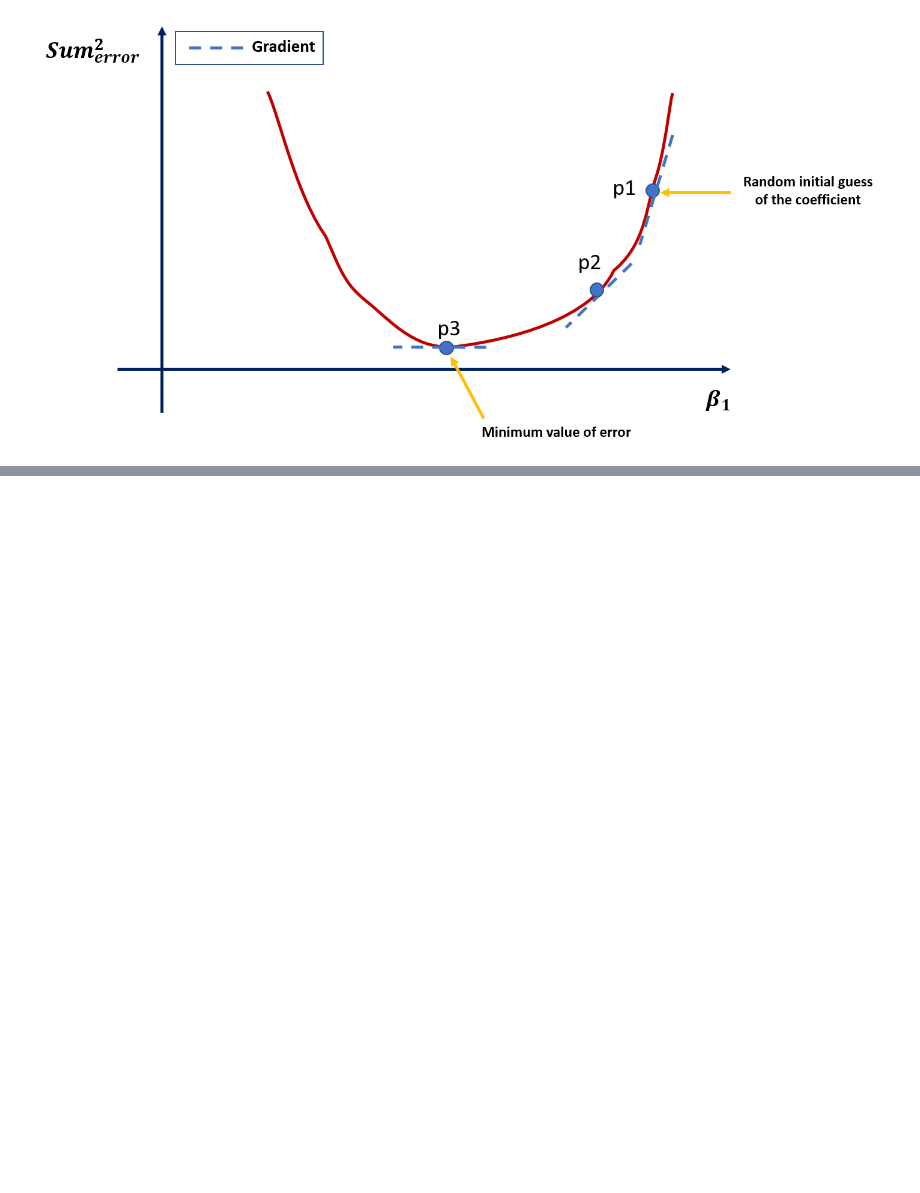
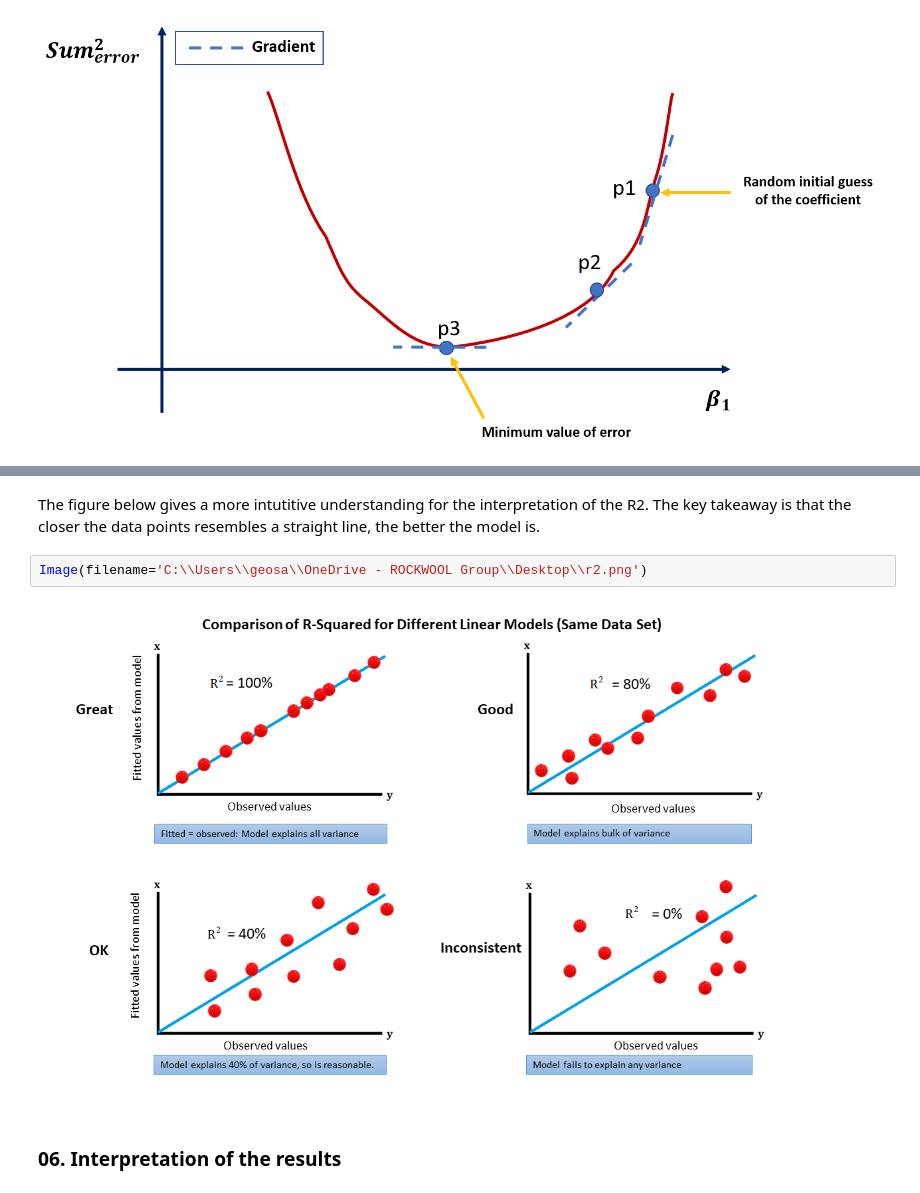
Before and after one commit to geosaRW/DS_blog, a Jupyter notebook: nbviewer_trial.ipynb, the cells around one changed output, grey strips where cells are left out. Saved outputs shown, nothing was run; the diff lists cells and outputs as text; blank space fills up the shorter version.

```diff
--- a/nbviewer_trial.ipynb
+++ b/nbviewer_trial.ipynb
@@ -90,0 +299,10 @@ Image(filename='C:\\Users\\geosa\\OneDrive - ROCKWOOL Group\\Desktop\\gradient_d
+# %% [markdown]
+The figure below gives a more intutitive understanding for the interpretation of the R2. The key takeaway is that the closer the data points resembles a straight line, the better the model is.
+# %%
+Image(filename='C:\\Users\\geosa\\OneDrive - ROCKWOOL Group\\Desktop\\r2.png')
+# %% [output]
+[figure, added]
+# %% [markdown]
+<a id='section6'></a>
+# %% [markdown]
+### 06. Interpretation of the results
```
Also changed, not shown: parts of 35 cells of this notebook.
